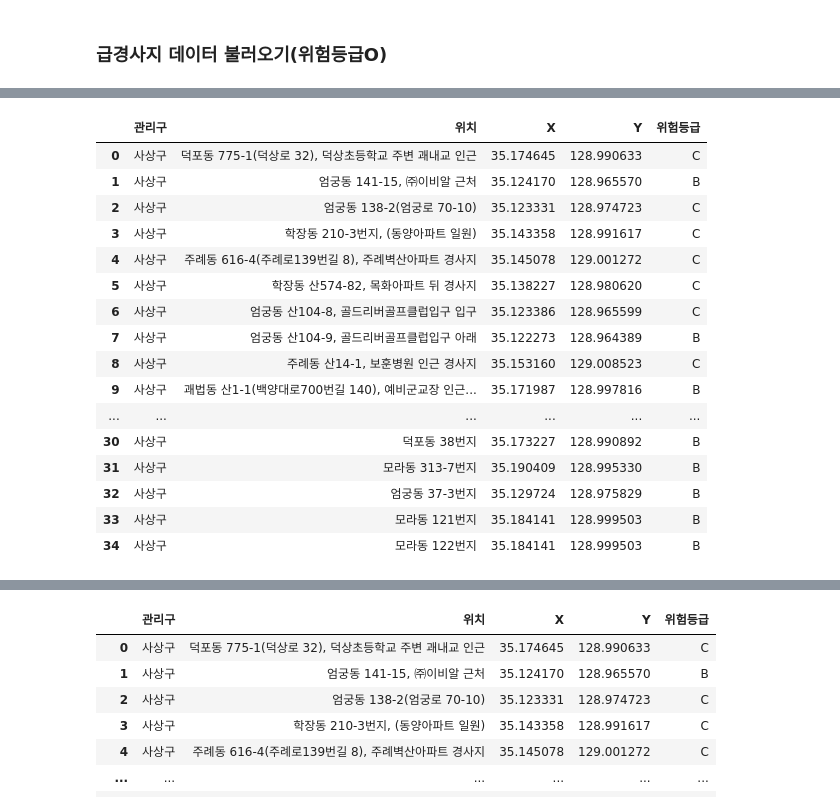
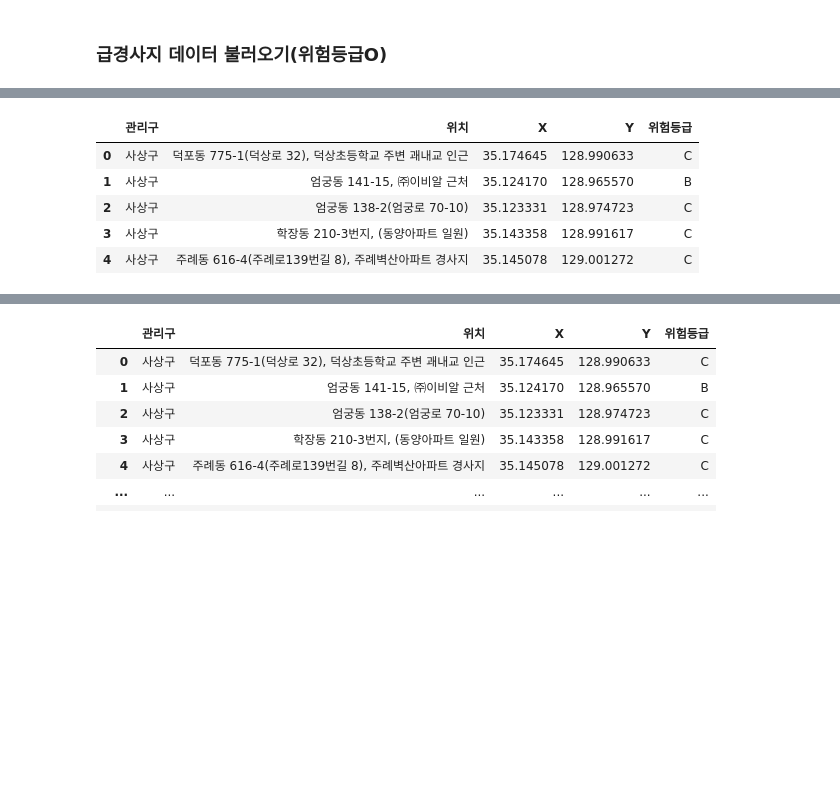
Before and after one commit to WithU-Bus/WithU-Bus, a Jupyter notebook: 급경사지.ipynb, the cells around one changed output, grey strips where cells are left out. Saved outputs shown, nothing was run; the diff lists cells and outputs as text; code cells hidden in the pictures; blank space fills up the shorter version.

```diff
--- a/급경사지.ipynb
+++ b/급경사지.ipynb
@@ -28,23 +18,12 @@ gangseo
 # %%
 sasang = pd.read_excel('./data/사상구_급경사지.xlsx')
-sasang
+sasang.head()
 # %% [output]
 |  | 관리구 | 위치 | X | Y | 위험등급 |
 | 0 | 사상구 | 덕포동 775-1(덕상로 32), 덕상초등학교 주변 괘내교 인근 | 35.174645 | 128.990633 | C |
 | 1 | 사상구 | 엄궁동 141-15, ㈜이비알 근처 | 35.124170 | 128.965570 | B |
 | 2 | 사상구 | 엄궁동 138-2(엄궁로 70-10) | 35.123331 | 128.974723 | C |
 | 3 | 사상구 | 학장동 210-3번지, (동양아파트 일원) | 35.143358 | 128.991617 | C |
 | 4 | 사상구 | 주례동 616-4(주례로139번길 8), 주례벽산아파트 경사지 | 35.145078 | 129.001272 | C |
-| 5 | 사상구 | 학장동 산574-82, 목화아파트 뒤 경사지 | 35.138227 | 128.980620 | C |
-| 6 | 사상구 | 엄궁동 산104-8, 골드리버골프클럽입구 입구 | 35.123386 | 128.965599 | C |
-| 7 | 사상구 | 엄궁동 산104-9, 골드리버골프클럽입구 아래 | 35.122273 | 128.964389 | B |
-| 8 | 사상구 | 주례동 산14-1, 보훈병원 인근 경사지 | 35.153160 | 129.008523 | C |
-| 9 | 사상구 | 괘법동 산1-1(백양대로700번길 140), 예비군교장 인근... | 35.171987 | 128.997816 | B |
-| ... | ... | ... | ... | ... | ... |
-| 30 | 사상구 | 덕포동 38번지 | 35.173227 | 128.990892 | B |
-| 31 | 사상구 | 모라동 313-7번지 | 35.190409 | 128.995330 | B |
-| 32 | 사상구 | 엄궁동 37-3번지 | 35.129724 | 128.975829 | B |
-| 33 | 사상구 | 모라동 121번지 | 35.184141 | 128.999503 | B |
-| 34 | 사상구 | 모라동 122번지 | 35.184141 | 128.999503 | B |
 # %%
 yeonje = pd.read_excel('./data/연제구_급경사지.xlsx')
```
Also changed, not shown: parts of 13 cells of this notebook, 3 other files.
